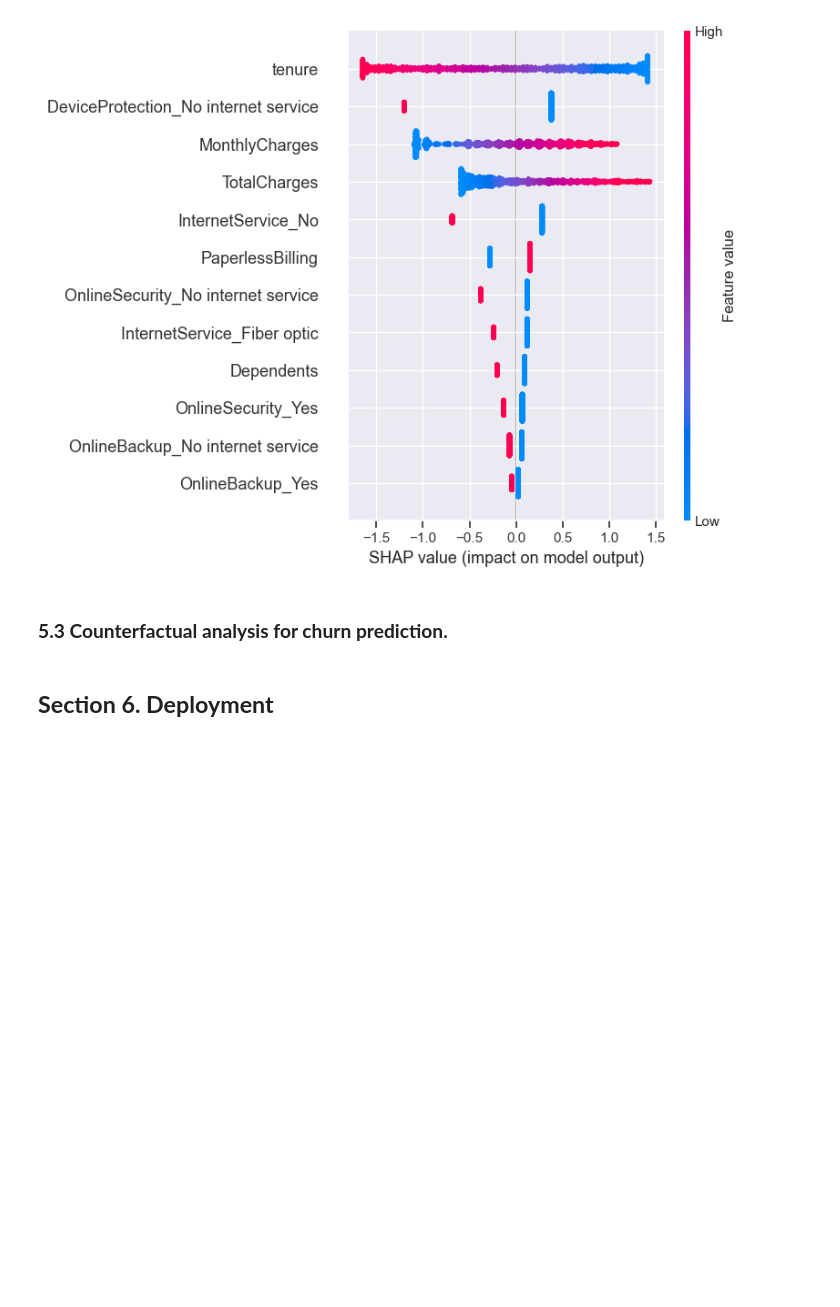
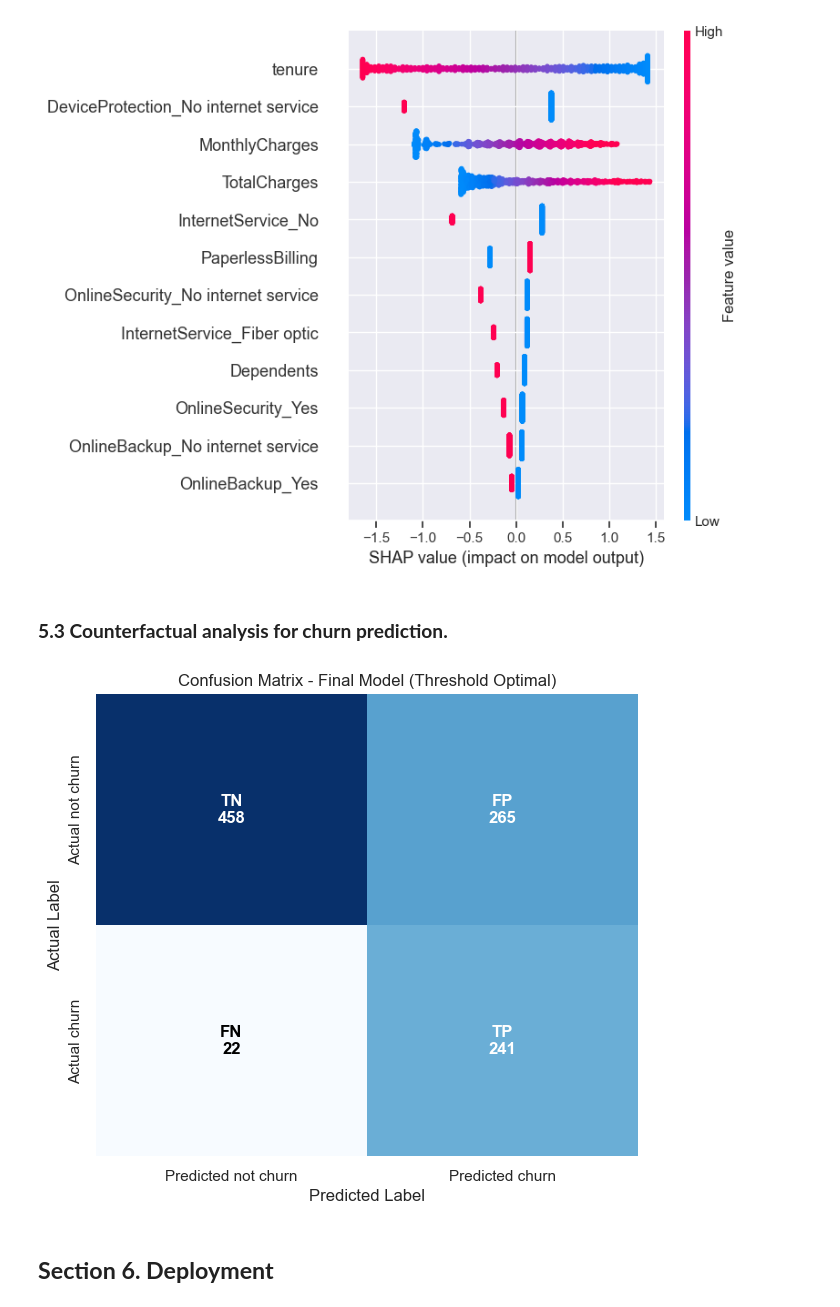
Before and after one commit to hansdarmawann/telco-churn, a Jupyter notebook: notebooks/1.0-hdr-inital-notebook.ipynb, the cells around one changed output. Cells and saved outputs as stored; diff of their text form; code cells hidden in the pictures; blank space fills up the shorter version.

```diff
--- a/notebooks/1.0-hdr-inital-notebook.ipynb
+++ b/notebooks/1.0-hdr-inital-notebook.ipynb
@@ -889,6 +1045,52 @@ shap.summary_plot(shap_values, features=X_test_preprocessed, feature_names=featu
 [figure]
 # %% [markdown]
 ### **5.3 Counterfactual analysis for churn prediction.**
+# %%
+import matplotlib.pyplot as plt
+import seaborn as sns
+from sklearn.metrics import confusion_matrix
+
+# Hitung confusion matrix dengan prediksi threshold optimal
+cm = confusion_matrix(y_test, y_pred_adjusted)
+
+# Label kelas
+class_labels = ['not churn', 'churn']
+
+# Buat figure
+plt.figure(figsize=(7, 6))
+
+# Plot heatmap tanpa anotasi angka dulu
+sns.heatmap(cm, annot=False, fmt='d', cmap='Blues', cbar=False,
+            xticklabels=[f'Predicted {label}' for label in class_labels],
+            yticklabels=[f'Actual {label}' for label in class_labels])
+
+# Tambahkan anotasi angka dan label TP, TN, FP, FN
+thresh = cm.max() / 2.
+
+for i in range(cm.shape[0]):
+    for j in range(cm.shape[1]):
+        # Tentukan label TP, TN, FP, FN berdasarkan posisi matriks
+        if i == 0 and j == 0:
+            label = f'TN\n{cm[i, j]}'
+        elif i == 1 and j == 1:
+            label = f'TP\n{cm[i, j]}'
+        elif i == 0 and j == 1:
+            label = f'FP\n{cm[i, j]}'
+        else:  # i == 1 and j == 0
+            label = f'FN\n{cm[i, j]}'
+
+        plt.text(j + 0.5, i + 0.5, label,
+                 horizontalalignment='center',
+                 verticalalignment='center',
+                 color='white' if cm[i, j] > thresh else 'black',
+                 fontsize=12, fontweight='bold')
+
+plt.xlabel('Predicted Label')
+plt.ylabel('Actual Label')
+plt.title('Confusion Matrix - Final Model (Threshold Optimal)')
+plt.show()
+# %% [output]
+[figure, added]
 # %% [markdown]
 ## **Section 6. Deployment**
 # %% [markdown]
```
Also changed, not shown: parts of 10 cells of this notebook, 6 other files.
